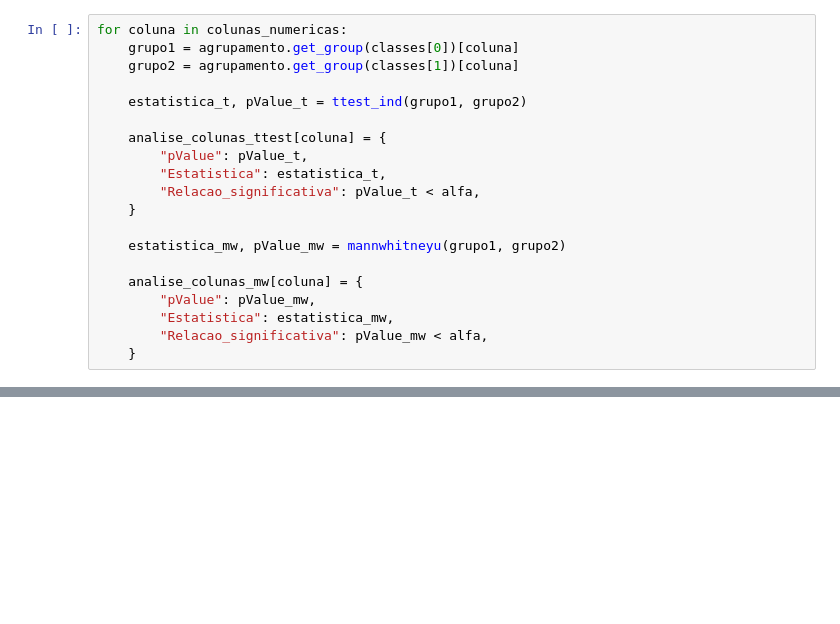
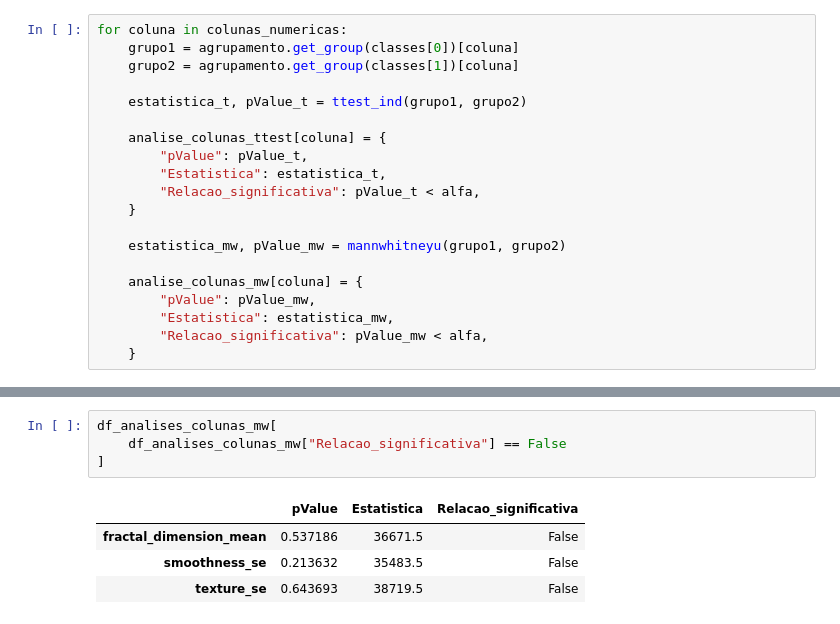
Before and after one commit to HilarioMarques/Classificacao_AlgoritmosLineares_DiagnosticoCancer_Kaggle, a Jupyter notebook: notebooks/AnaliseExploratoria.ipynb, the cells around one changed output, grey strips where cells are left out. Drawn from its saved outputs; the diff is of its cells as text; blank space fills up the shorter version.

```diff
--- a/notebooks/AnaliseExploratoria.ipynb
+++ b/notebooks/AnaliseExploratoria.ipynb
@@ -370,0 +384,9 @@ analise_colunas_mw
+# %%
+df_analises_colunas_mw[
+    df_analises_colunas_mw["Relacao_significativa"] == False
+]
+# %% [output]
+|  | pValue | Estatistica | Relacao_significativa |
+| fractal_dimension_mean | 0.537186 | 36671.5 | False |
+| smoothness_se | 0.213632 | 35483.5 | False |
+| texture_se | 0.643693 | 38719.5 | False |
```
Also changed, not shown: parts of 3 cells of this notebook.
